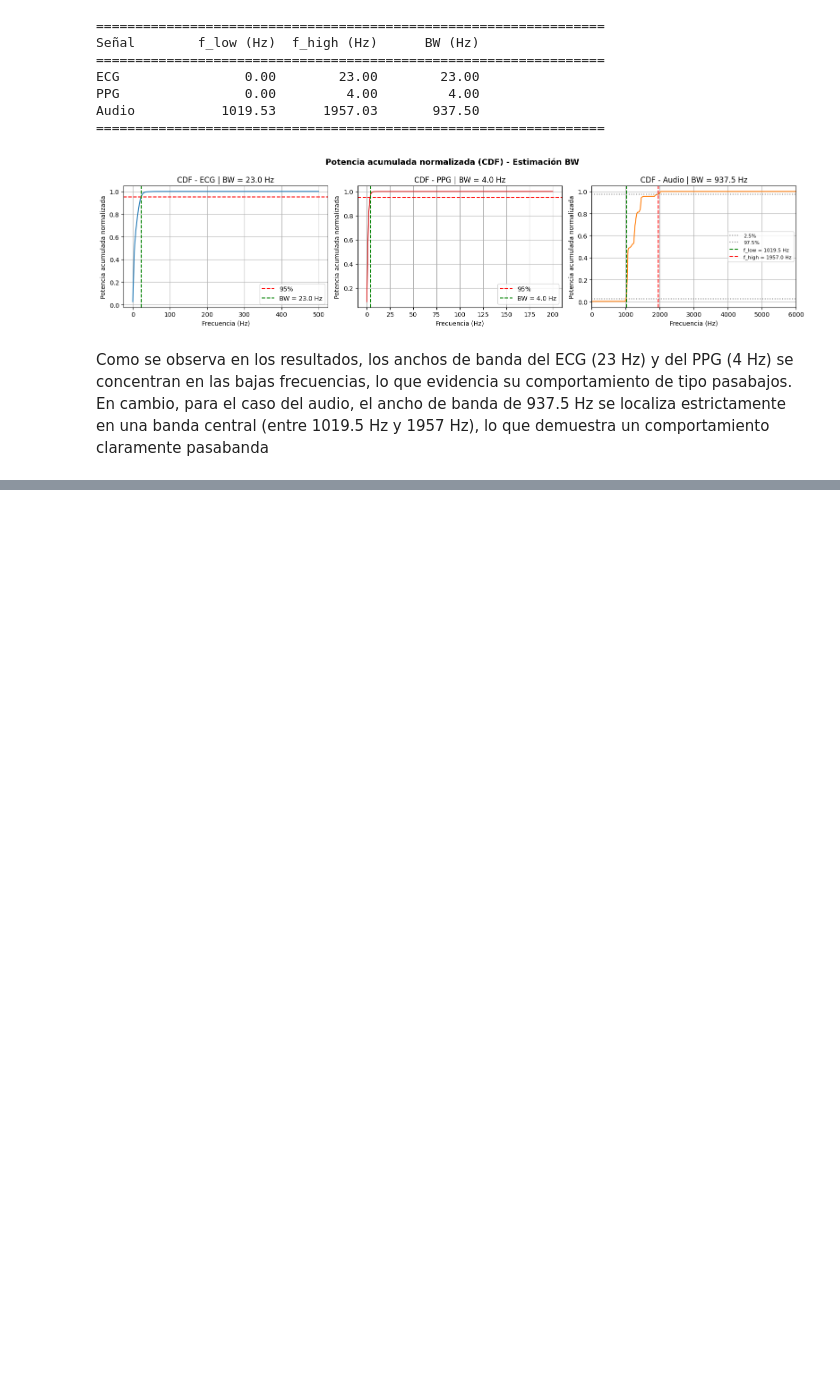
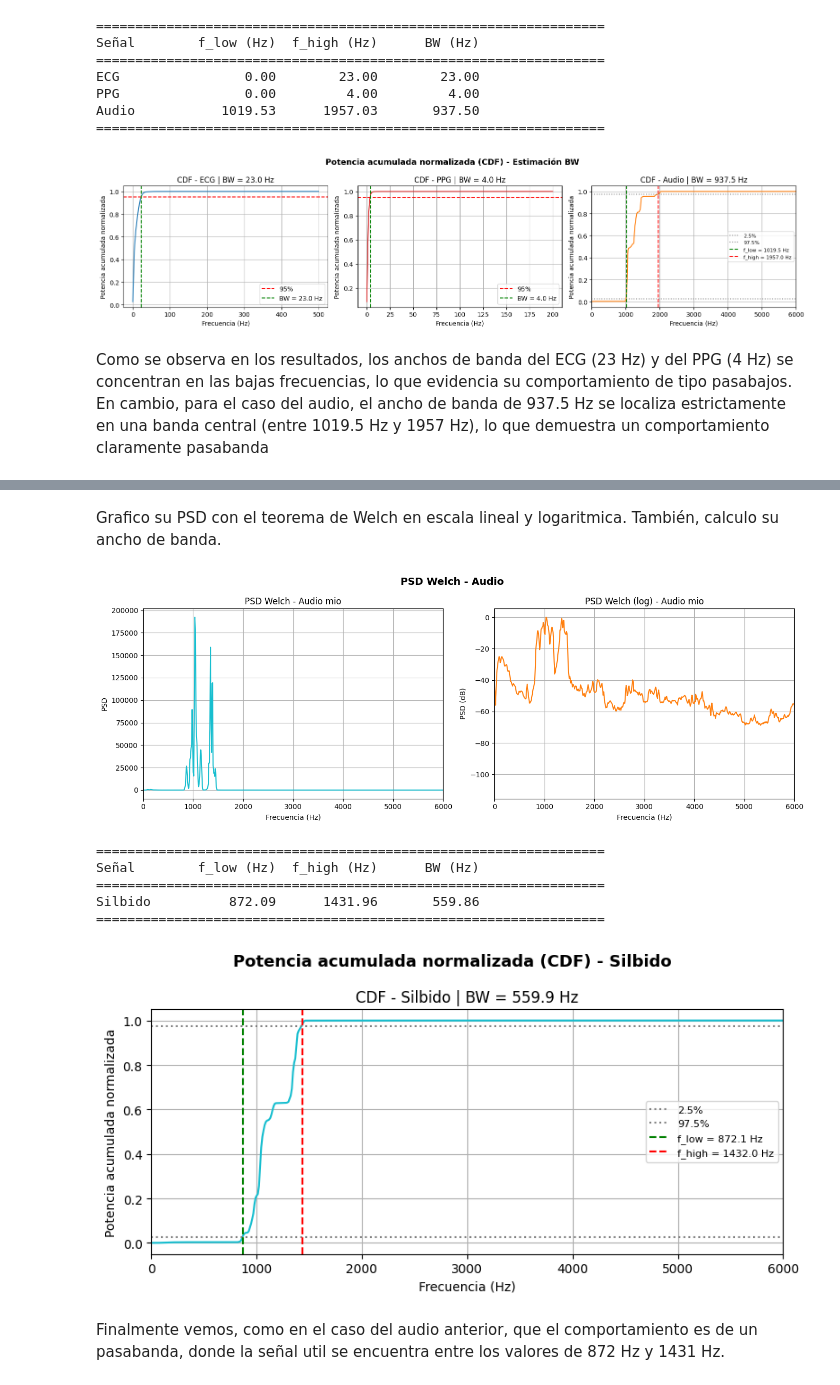
Before and after one commit to AlejoDAlesio/TS, a Jupyter notebook: TS5.ipynb, the cells around one changed output, grey strips where cells are left out. Saved outputs shown, nothing was run; the diff lists cells and outputs as text; code cells hidden in the pictures; blank space fills up the shorter version.

```diff
--- a/TS5.ipynb
+++ b/TS5.ipynb
@@ -277,0 +297,77 @@ Como se observa en los resultados, los anchos de banda del ECG (23 Hz) y del PPG
+# %% [markdown]
+Grafico su PSD con el teorema de Welch en escala lineal y logaritmica. También, calculo su ancho de banda.
+# %%
+
+if len(wav_data_mio.shape) > 1:
+    audio_procesar_mio = wav_data_mio[:, 0]
+else:
+    audio_procesar_mio = wav_data_mio
+
+nperseg = 4096
+noverlap = nperseg // 2
+
+#WELCH
+
+f_audio_mio, P_audio_mio = sig.welch(audio_procesar_mio, fs_audio_mio, window='hann', nperseg=nperseg, noverlap=noverlap)
+
+# =====================================================================
+# --- FIGURA 4: AUDIO MIO - Lineal y Logarítmica ---
+# =====================================================================
+fig5, axes5 = plt.subplots(1, 2, figsize=(14, 5))
+
+# Lineal
+axes5[0].plot(f_audio_mio, P_audio_mio, color='tab:cyan')
+axes5[0].set_title('PSD Welch - Audio mio')
+axes5[0].set_xlabel('Frecuencia (Hz)')
+axes5[0].set_ylabel('PSD')
+axes5[0].set_xlim(0, 6000)
+axes5[0].grid(True)
+
+# Logarítmica
+axes5[1].plot(f_audio_mio, 10*np.log10(P_audio_mio / P_audio_mio.max()), color='tab:orange')
+axes5[1].set_title('PSD Welch (log) - Audio mio')
+axes5[1].set_xlabel('Frecuencia (Hz)')
+axes5[1].set_ylabel('PSD (dB)')
+axes5[1].set_xlim(0, 6000)
+axes5[1].grid(True)
+
+fig5.suptitle('PSD Welch - Audio', fontsize=14, fontweight='bold')
+plt.tight_layout()
+plt.show()
+
+# Ancho de banda - pasabanda (2.5% inicio, 95% util, 2.5% final)
+f_low_mio, f_high_mio, bw_mio, cdf_mio = calcular_bw_pasabanda(f_audio_mio, P_audio_mio)
+
+# Tabla
+print("\n" + "="*65)
+print(f"{'Señal':<10} {'f_low (Hz)':>12} {'f_high (Hz)':>12} {'BW (Hz)':>12}")
+print("="*65)
+print(f"{'Silbido':<10} {f_low_mio:>12.2f} {f_high_mio:>12.2f} {bw_mio:>12.2f}")
+print("="*65)
+
+# CDF
+fig6, ax6 = plt.subplots(1, 1, figsize=(8, 4))
+ax6.plot(f_audio_mio, cdf_mio, color='tab:cyan')
+ax6.axhline(0.025, color='gray',  linestyle=':',  label='2.5%')
+ax6.axhline(0.975, color='gray',  linestyle=':',  label='97.5%')
+ax6.axvline(f_low_mio,  color='green', linestyle='--', label=f'f_low = {f_low_mio:.1f} Hz')
+ax6.axvline(f_high_mio, color='red',   linestyle='--', label=f'f_high = {f_high_mio:.1f} Hz')
+ax6.set_title(f'CDF - Silbido | BW = {bw_mio:.1f} Hz')
+ax6.set_xlabel('Frecuencia (Hz)')
+ax6.set_ylabel('Potencia acumulada normalizada')
+ax6.set_xlim(0, 6000)
+ax6.legend(fontsize=8)
+ax6.grid(True)
+fig6.suptitle('Potencia acumulada normalizada (CDF) - Silbido', fontsize=13, fontweight='bold')
+plt.tight_layout()
+plt.show()
+# %% [output]
+[figure, added]
+=================================================================
+Señal        f_low (Hz)  f_high (Hz)      BW (Hz)
+=================================================================
+Silbido          872.09      1431.96       559.86
+=================================================================
+[figure, added]
+# %% [markdown]
+Finalmente vemos, como en el caso del audio anterior, que el comportamiento es de un pasabanda, donde la señal util se encuentra entre los valores de 872 Hz y 1431 Hz.
```
Also changed, not shown: parts of 3 cells of this notebook.
